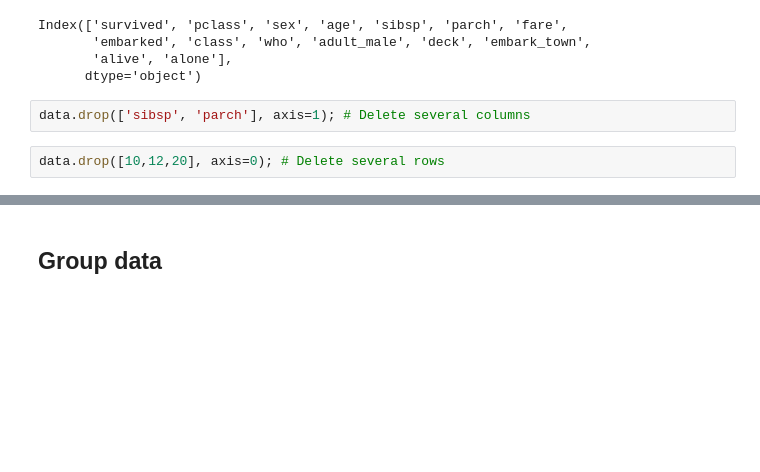
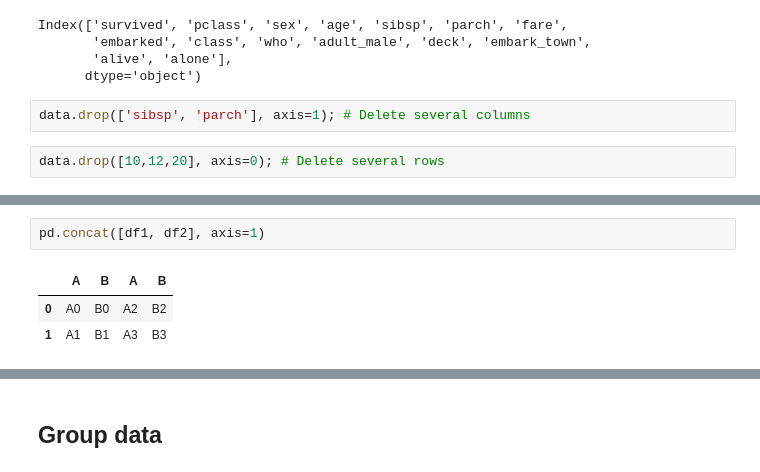
Before and after one commit to dfbarrero/dataCourse, a Jupyter notebook: pandas/Pandas.ipynb, the cells around one changed output, grey strips where cells are left out. Cells and saved outputs as stored; diff of their text form; blank space fills up the shorter version.

```diff
--- a/pandas/Pandas.ipynb
+++ b/pandas/Pandas.ipynb
@@ -568,0 +598,6 @@ data.drop([10,12,20], axis=0); # Delete several rows
+# %%
+pd.concat([df1, df2], axis=1)
+# %% [output]
+|  | A | B | A | B |
+| 0 | A0 | B0 | A2 | B2 |
+| 1 | A1 | B1 | A3 | B3 |
```
Also changed, not shown: parts of 24 cells of this notebook.
